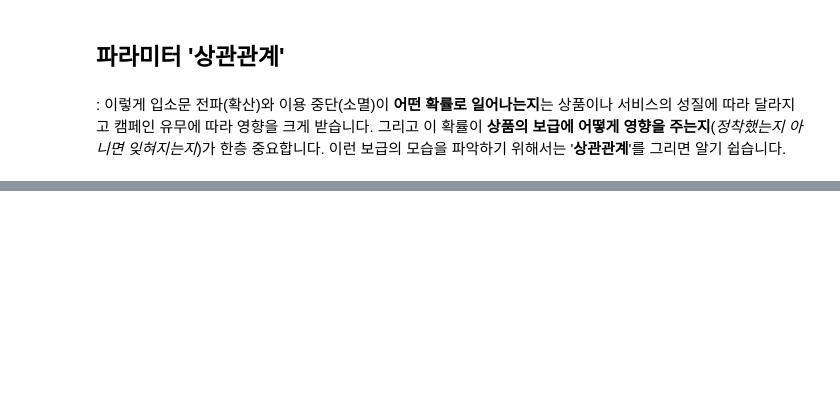
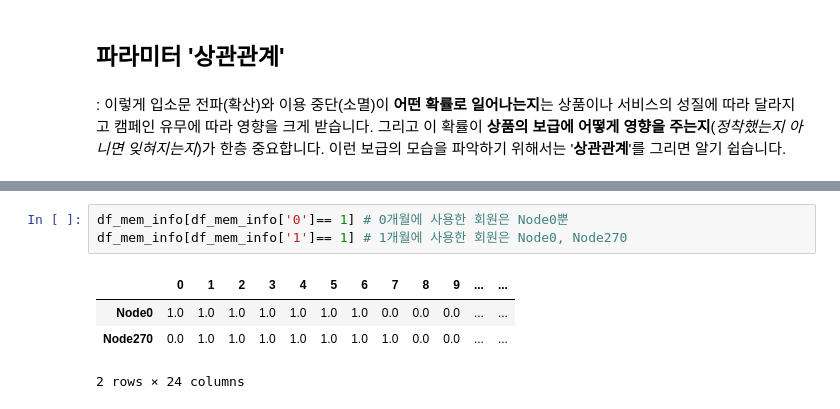
Before and after one commit to gmlwlswls/study_DataTechniques, a Jupyter notebook: 04. Numerical Simulation/Simulation.ipynb, the cells around one changed output, grey strips where cells are left out. Cells and saved outputs as stored; diff of their text form; blank space fills up the shorter version.

```diff
--- a/04. Numerical Simulation/Simulation.ipynb
+++ b/04. Numerical Simulation/Simulation.ipynb
@@ -492,0 +584,8 @@ plt.show()
+# %%
+df_mem_info[df_mem_info['0']== 1] # 0개월에 사용한 회원은 Node0뿐
+df_mem_info[df_mem_info['1']== 1] # 1개월에 사용한 회원은 Node0, Node270
+# %% [output]
+|  | 0 | 1 | 2 | 3 | 4 | 5 | 6 | 7 | 8 | 9 | ... | ... |
+| Node0 | 1.0 | 1.0 | 1.0 | 1.0 | 1.0 | 1.0 | 1.0 | 0.0 | 0.0 | 0.0 | ... | ... |
+| Node270 | 0.0 | 1.0 | 1.0 | 1.0 | 1.0 | 1.0 | 1.0 | 1.0 | 0.0 | 0.0 | ... | ... |
+2 rows × 24 columns
```
Also changed, not shown: parts of 28 cells of this notebook.
